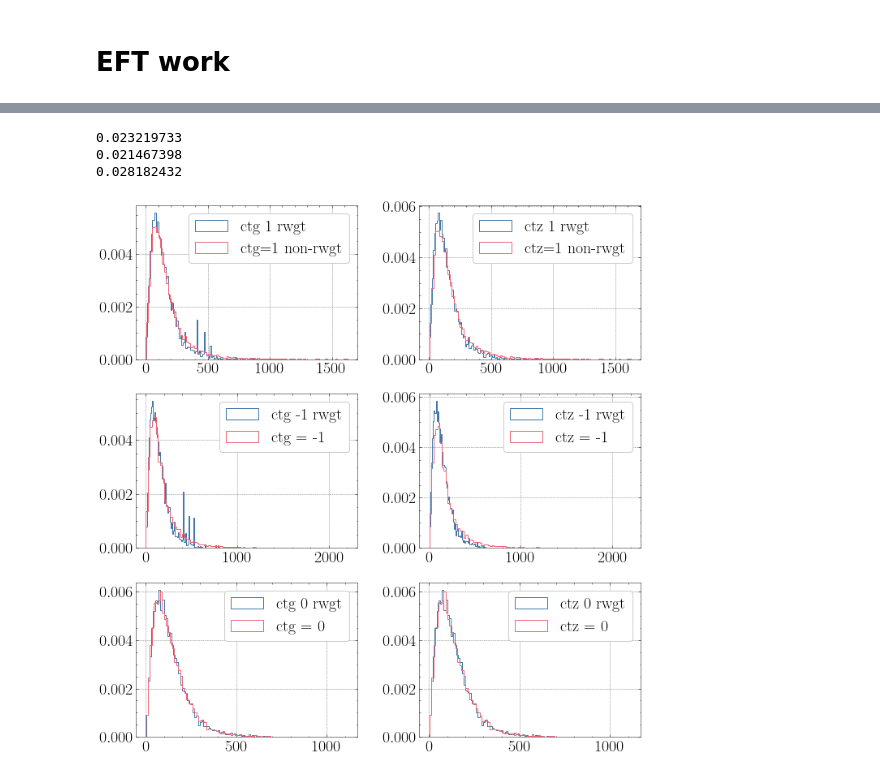
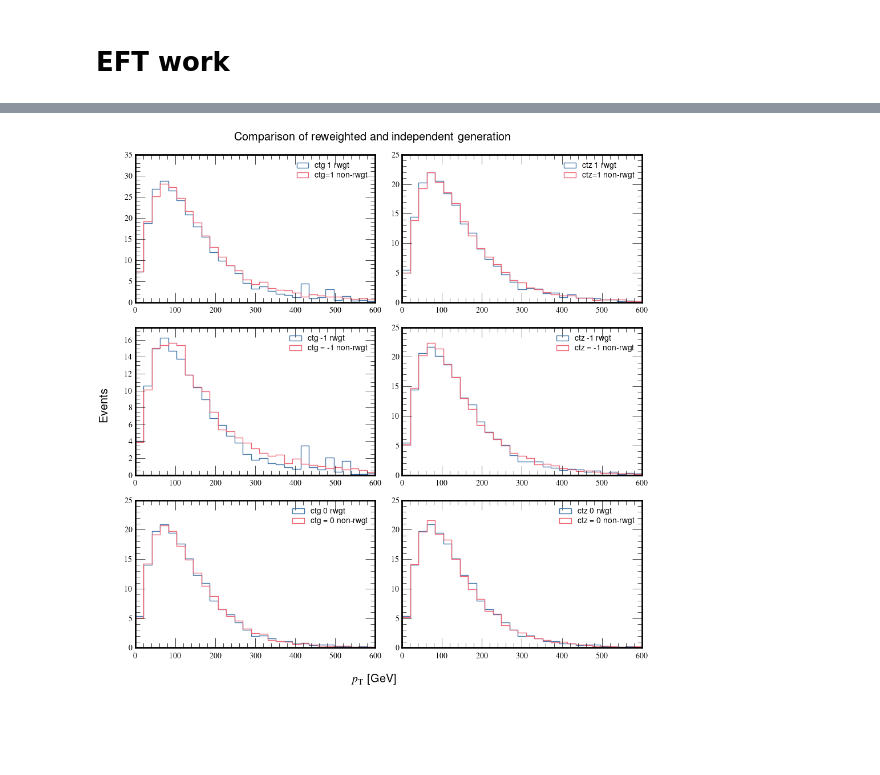
Before and after one commit to craigmadethis/LHEImport, a Jupyter notebook: ttz_05_eft.ipynb, the cells around one changed output, grey strips where cells are left out. Cells and saved outputs as stored; diff of their text form; code cells hidden in the pictures; blank space fills up the shorter version.

```diff
--- a/ttz_05_eft.ipynb
+++ b/ttz_05_eft.ipynb
@@ -44,12 +50,21 @@ def ptot2(particles):
 # df_run_01['ptz'] = df_run_01.apply(lambda r: ptot2(r['particles'], axis=1)
 
 df_run_01['ptz'] = df_run_01.apply(lambda r: ptot2(r['particles']), axis=1)
+df_run_01['event_weight'] = df_run_01.apply(lambda r: event_weight(r), axis=1)
 df_run_02['ptz'] = df_run_02.apply(lambda r: ptot2(r['particles']), axis=1)
+df_run_02['event_weight'] = df_run_02.apply(lambda r: event_weight(r), axis=1)
 df_run_03['ptz'] = df_run_03.apply(lambda r: ptot2(r['particles']), axis=1)
+df_run_03['event_weight'] = df_run_03.apply(lambda r: event_weight(r), axis=1)
 df_run_04['ptz'] = df_run_04.apply(lambda r: ptot2(r['particles']), axis=1)
+df_run_04['event_weight'] = df_run_04.apply(lambda r: event_weight(r), axis=1)
 df_run_05['ptz'] = df_run_05.apply(lambda r: ptot2(r['particles']), axis=1)
+df_run_05['event_weight'] = df_run_05.apply(lambda r: event_weight(r), axis=1)
 df_run_06['ptz'] = df_run_06.apply(lambda r: ptot2(r['particles']), axis=1)
+df_run_06['event_weight'] = df_run_06.apply(lambda r: event_weight(r), axis=1)
 df_run_07['ptz'] = df_run_07.apply(lambda r: ptot2(r['particles']), axis=1)
+df_run_07['event_weight'] = df_run_07.apply(lambda r: event_weight(r), axis=1)
 df_run_08['ptz'] = df_run_08.apply(lambda r: ptot2(r['particles']), axis=1)
+df_run_08['event_weight'] = df_run_08.apply(lambda r: event_weight(r), axis=1)
 df_run_09['ptz'] = df_run_09.apply(lambda r: ptot2(r['particles']), axis=1)
+df_run_09['event_weight'] = df_run_09.apply(lambda r: event_weight(r), axis=1)
 # %%
@@ -91,13 +170,22 @@ def extract_weight(weights, weight_string):
             return value
 
 
-for ind, row in df_run_09[:3].iterrows():
-    print(extract_weight(row['weights'], 'ctG_1'))
+
+# for ind, row in df_run_09[:3].iterrows():
+#     print(extract_weight(row['weights'], 'ctG_1'))
+
+# for ind, row in df_run_09[:3].iterrows():
+#     print(event_weight(row))
-# %% [output]
-0.023219733
-0.021467398
-0.028182432
 # %%
+# setting weights on the non-reweighted values by pulling weight from event_info
+df_run_01['weight'] = df_run_01.apply(lambda r : event_weight(r), axis=1)
+df_run_02['weight'] = df_run_02.apply(lambda r : event_weight(r), axis=1)
+df_run_03['weight'] = df_run_03.apply(lambda r : event_weight(r), axis=1)
+df_run_04['weight'] = df_run_04.apply(lambda r : event_weight(r), axis=1)
+df_run_05['weight'] = df_run_05.apply(lambda r : event_weight(r), axis=1)
+df_run_06['weight'] = df_run_06.apply(lambda r : event_weight(r), axis=1)
+
+# setting reweighted values
 df_run_09['ctg_1_weight'] = df_run_09.apply(lambda r : extract_weight(r['weights'],'ctG_1'), axis=1)
 df_run_09['ctg_-1_weight'] = df_run_09.apply(lambda r : extract_weight(r['weights'],'ctG_-1'), axis=1)
 df_run_09['ctg_0_weight'] = df_run_09.apply(lambda r : extract_weight(r['weights'],'ctG_0'), axis=1)
@@ -105,27 +193,33 @@ df_run_09['ctz_1_weight'] = df_run_09.apply(lambda r : extract_weight(r['weights
 df_run_09['ctz_0_weight'] = df_run_09.apply(lambda r : extract_weight(r['weights'],'ctZ_0'), axis=1)
 df_run_09['ctz_-1_weight'] = df_run_09.apply(lambda r : extract_weight(r['weights'],'ctZ_-1'), axis=1)
 # %%
+# counts, bins = np.histogram(df_run_02['ptz'], bins=100) # setting binsize by 'SM' model
 fig,ax = plt.subplots(3,2)
-ax[0][0].hist(df_run_09['ptz'], weights=df_run_09['ctg_1_weight'],histtype='step', label='ctg 1 rwgt', bins=100, density=True)
-ax[0][0].hist(df_run_03['ptz'], histtype='step', label='ctg=1 non-rwgt',bins=100, density =True)
-ax[0][0].legend()
-ax[1][0].hist(df_run_09['ptz'], weights=df_run_09['ctg_-1_weight'],histtype='step', label='ctg -1 rwgt', bins=100, density=True)
-ax[1][0].hist(df_run_01['ptz'],histtype='step', label='ctg = -1',bins=100, density=True)
-ax[1][0].legend()
-ax[2][0].hist(df_run_09['ptz'], weights=df_run_09['ctg_0_weight'],histtype='step', label='ctg 0 rwgt', bins=100, density=True)
-ax[2][0].hist(df_run_02['ptz'], histtype='step', label='ctg = 0',bins=100, density=True)
-ax[2][0].legend()
-
-ax[0][1].hist(df_run_09['ptz'], weights=df_run_09['ctz_1_weight'],histtype='step', label='ctz 1 rwgt', bins=100, density=True)
-ax[0][1].hist(df_run_03['ptz'], histtype='step', label='ctz=1 non-rwgt',bins=100, density =True)
-ax[0][1].legend()
-ax[1][1].hist(df_run_09['ptz'], weights=df_run_09['ctz_-1_weight'],histtype='step', label='ctz -1 rwgt', bins=100, density=True)
-ax[1][1].hist(df_run_01['ptz'],histtype='step', label='ctz = -1',bins=100, density=True)
-ax[1][1].legend()
-ax[2][1].hist(df_run_09['ptz'], weights=df_run_09['ctz_0_weight'],histtype='step', label='ctz 0 rwgt', bins=100, density=True)
-ax[2][1].hist(df_run_02['ptz'], histtype='step', label='ctz = 0',bins=100, density=True)
-ax[2][1].legend()
+#generation of ctG plots
+ax[0][0].hist(df_run_09['ptz'], weights=df_run_09['ctg_1_weight'],histtype='step', label='ctg 1 rwgt', bins=bins)
+ax[0][0].hist(df_run_03['ptz'], histtype='step', label='ctg=1 non-rwgt',bins=bins, weights=df_run_03['weight'])
+ax[0][0].legend(fontsize='small')
+ax[1][0].hist(df_run_09['ptz'], weights=df_run_09['ctg_-1_weight'],histtype='step', label='ctg -1 rwgt', bins=bins)
+ax[1][0].hist(df_run_01['ptz'],histtype='step', label='ctg = -1 non-rwgt',bins=bins, weights=df_run_01['weight'])
+ax[1][0].legend(fontsize='small')
+ax[2][0].hist(df_run_09['ptz'], weights=df_run_09['ctg_0_weight'],histtype='step', label='ctg 0 rwgt', bins=bins)
+ax[2][0].hist(df_run_02['ptz'], histtype='step', label='ctg = 0 non-rwgt',bins=bins, weights=df_run_02['weight'])
+ax[2][0].legend(fontsize='small')
+#generation of ctz plots
+ax[0][1].hist(df_run_09['ptz'], weights=df_run_09['ctz_1_weight'],histtype='step', label='ctz 1 rwgt', bins=bins)
+ax[0][1].hist(df_run_06['ptz'], histtype='step', label='ctz=1 non-rwgt',bins=bins, weights=df_run_06['weight'])
+ax[0][1].legend(fontsize='small')
+ax[1][1].hist(df_run_09['ptz'], weights=df_run_09['ctz_-1_weight'],histtype='step', label='ctz -1 rwgt', bins=bins)
+ax[1][1].hist(df_run_04['ptz'],histtype='step', label='ctz = -1 non-rwgt',bins=bins, weights=df_run_04['weight'])
+ax[1][1].legend(fontsize='small')
+ax[2][1].hist(df_run_09['ptz'], weights=df_run_09['ctz_0_weight'],histtype='step', label='ctz 0 rwgt', bins=bins)
+ax[2][1].hist(df_run_05['ptz'], histtype='step', label='ctz = 0 non-rwgt',bins=bins, weights=df_run_05['weight'])
+ax[2][1].legend(fontsize='small')
+fig.suptitle('Comparison of reweighted and independent generation')
+fig.supxlabel('$p_\mathrm{T}$ [GeV]')
+fig.supylabel('Events')
 plt.tight_layout()
+plt.savefig('compare_rwgt_norwgt.jpg')
 plt.show()
 # %% [output]
-[figure, old version]
+[figure, new version]
```
Also changed, not shown: parts of 8 cells of this notebook, 4 other files.
